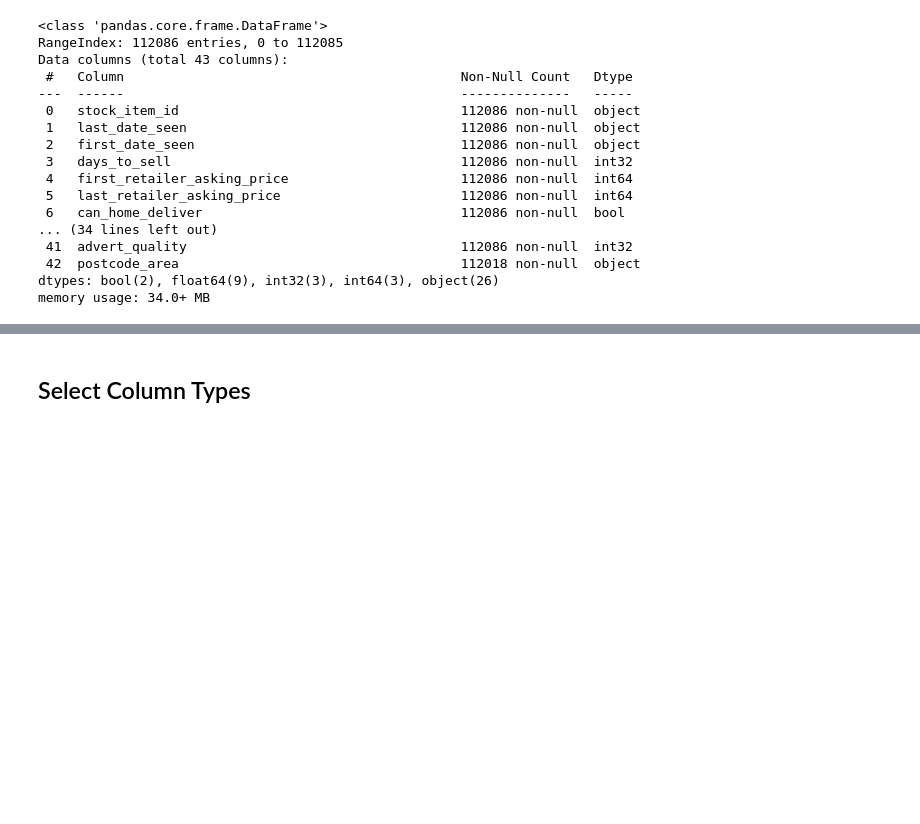
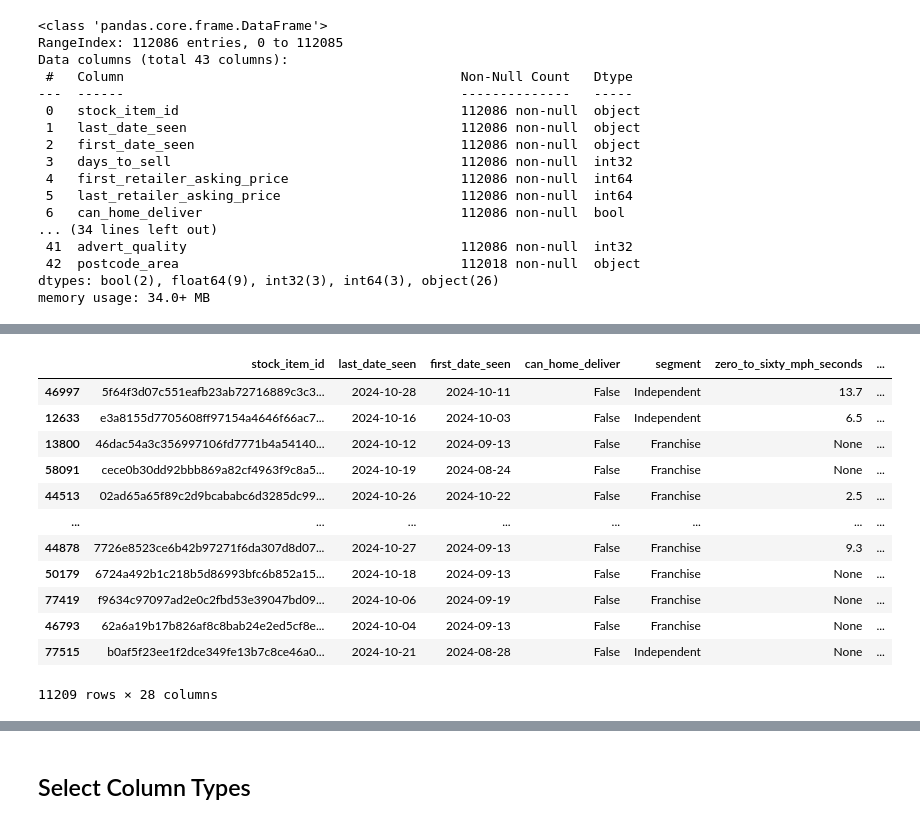
Before and after one commit to thanktua-spp/MMU_Hack_Data, a Jupyter notebook: notebooks/MMU_Hack_EDA.ipynb, the cells around one changed output, grey strips where cells are left out. Cells and saved outputs as stored; diff of their text form; code cells hidden in the pictures; blank space fills up the shorter version.

```diff
--- a/notebooks/MMU_Hack_EDA.ipynb
+++ b/notebooks/MMU_Hack_EDA.ipynb
@@ -38,0 +255,17 @@ memory usage: 34.0+ MB
+# %%
+categorical_df = X.select_dtypes(include=["object", "bool"])
+categorical_df
+# %% [output]
+|  | stock_item_id | last_date_seen | first_date_seen | can_home_deliver | segment | zero_to_sixty_mph_seconds | ... |
+| 46997 | 5f64f3d07c551eafb23ab72716889c3c3... | 2024-10-28 | 2024-10-11 | False | Independent | 13.7 | ... |
+| 12633 | e3a8155d7705608ff97154a4646f66ac7... | 2024-10-16 | 2024-10-03 | False | Independent | 6.5 | ... |
+| 13800 | 46dac54a3c356997106fd7771b4a54140... | 2024-10-12 | 2024-09-13 | False | Franchise | None | ... |
+| 58091 | cece0b30dd92bbb869a82cf4963f9c8a5... | 2024-10-19 | 2024-08-24 | False | Franchise | None | ... |
+| 44513 | 02ad65a65f89c2d9bcababc6d3285dc99... | 2024-10-26 | 2024-10-22 | False | Franchise | 2.5 | ... |
+| ... | ... | ... | ... | ... | ... | ... | ... |
+| 44878 | 7726e8523ce6b42b97271f6da307d8d07... | 2024-10-27 | 2024-09-13 | False | Franchise | 9.3 | ... |
+| 50179 | 6724a492b1c218b5d86993bfc6b852a15... | 2024-10-18 | 2024-09-13 | False | Franchise | None | ... |
+| 77419 | f9634c97097ad2e0c2fbd53e39047bd09... | 2024-10-06 | 2024-09-19 | False | Franchise | None | ... |
+| 46793 | 62a6a19b17b826af8c8bab24e2ed5cf8e... | 2024-10-04 | 2024-09-13 | False | Franchise | None | ... |
+| 77515 | b0af5f23ee1f2dce349fe13b7c8ce46a0... | 2024-10-21 | 2024-08-28 | False | Independent | None | ... |
+11209 rows × 28 columns
```
Also changed, not shown: parts of 39 cells of this notebook.
